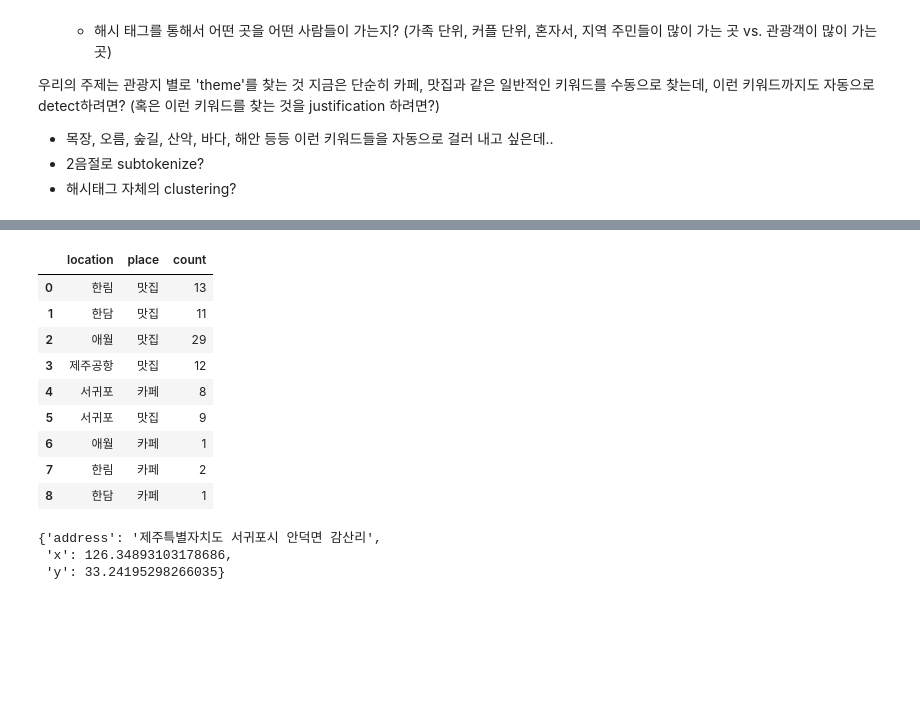
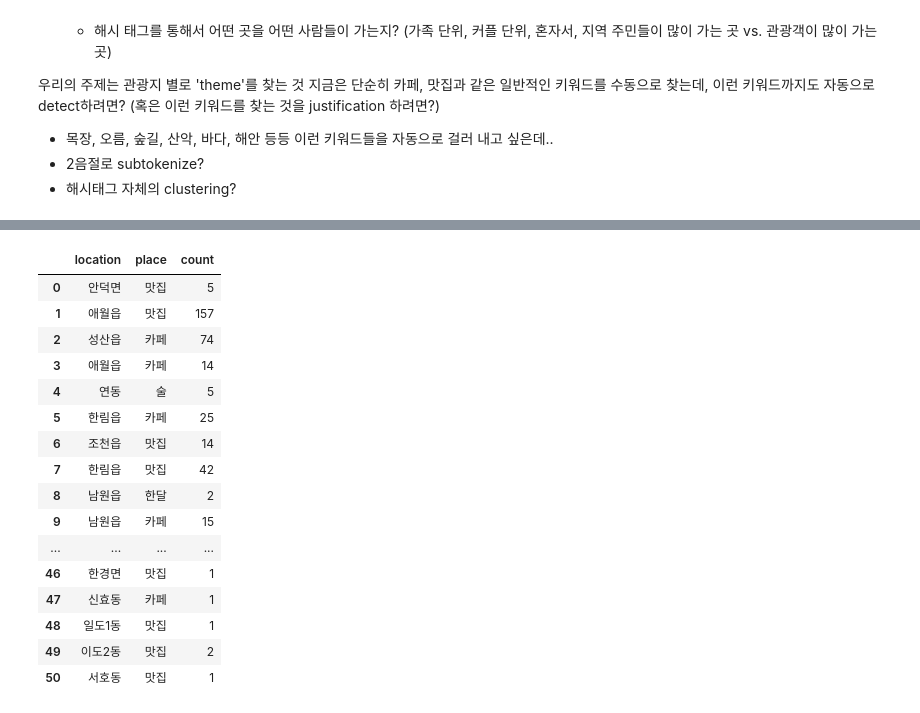
Before and after one commit to EunhoCho/RRRRRR, a Jupyter notebook: Preprocessing.ipynb, the cells around one changed output, grey strips where cells are left out. Cells and saved outputs as stored; diff of their text form; code cells hidden in the pictures; blank space fills up the shorter version.

```diff
--- a/Preprocessing.ipynb
+++ b/Preprocessing.ipynb
@@ -146,7 +157,14 @@ def address2unit(address):
         if unit[-1] == '면':
             target.append(unit)
         if unit[-1] == '동':
-            target.append(unit)
+            processed_unit = unit
+            if unit[-2] == '일':
+                processed_unit = unit[:-2] + '1' + '동'
+            if unit[-2] == '이':
+                processed_unit = unit[:-2] + '2' + '동'
+            if unit[-2] == '삼':
+                processed_unit = unit[:-2] + '3' + '동'
+            target.append(processed_unit)
 
     assert len(target) == 1
     return target[0]
@@ -198,3 +202,13 @@ df_loc
+# %%
+new_rows = []
+for i, row in posts_df.iterrows():
+    row['address_unit'] = address2unit(row['address'])
+    new_rows.append(row)
+
+posts_df = pd.DataFrame(new_rows)
+posts_df.to_csv('dataframes/posts.csv')
+filter_posts_by_hashtag(posts_df, ['카페', 'cafe', '커피']).to_csv('dataframes/posts_cafe.csv')
+filter_posts_by_hashtag(posts_df, ['식당', '맛집', '밥', '음식']).to_csv('dataframes/posts_restaurant.csv')
 # %%
 # for clustering: count hashtags within same location
 
@@ -375,46 +406,54 @@ hashtag_df[:40]
 # %%
 from collections import defaultdict
 
-locations = ['애월', '한림', '한담', '서귀포', '제주공항']
-places = ['맛집', '카페']
+locations = address_units
+places = ['맛집', '카페', '술', '한달']
 
 def generate_location_tags(hashtags, locations, places):
     hashtag_dict = defaultdict(int)
 
-    for i, hashtag in hashtags.iterrows():
+    for i, row in df_loc.iterrows():
+        hashtag = row['hashtag']
         tag_type = [None, None]
 
         for location in locations:
-            if location in hashtag['hashtag']:
+            if location in row['address']:
                 tag_type[0] = location
 
         for place in places:
-            if place in hashtag['hashtag']:
+            if place in hashtag:
                 tag_type[1] = place
 
         if not None in tag_type:
-            hashtag_dict[tuple(tag_type)] += hashtag['count']
+            hashtag_dict[tuple(tag_type)] += 1
 
     rows = []
     for location, place in hashtag_dict:
         rows.append({
             'location': location,
             'place': place,
             'count': hashtag_dict[(location, place)]
         })
 
     return pd.DataFrame(rows)
 
 location_tags = generate_location_tags(hashtag_df, locations, places)
 location_tags
 # %% [output]
 |  | location | place | count |
-| 0 | 한림 | 맛집 | 13 |
-| 1 | 한담 | 맛집 | 11 |
-| 2 | 애월 | 맛집 | 29 |
-| 3 | 제주공항 | 맛집 | 12 |
-| 4 | 서귀포 | 카페 | 8 |
-| 5 | 서귀포 | 맛집 | 9 |
-| 6 | 애월 | 카페 | 1 |
-| 7 | 한림 | 카페 | 2 |
-| 8 | 한담 | 카페 | 1 |
+| 0 | 안덕면 | 맛집 | 5 |
+| 1 | 애월읍 | 맛집 | 157 |
+| 2 | 성산읍 | 카페 | 74 |
+| 3 | 애월읍 | 카페 | 14 |
+| 4 | 연동 | 술 | 5 |
+| 5 | 한림읍 | 카페 | 25 |
+| 6 | 조천읍 | 맛집 | 14 |
+| 7 | 한림읍 | 맛집 | 42 |
+| 8 | 남원읍 | 한달 | 2 |
+| 9 | 남원읍 | 카페 | 15 |
+| ... | ... | ... | ... |
+| 46 | 한경면 | 맛집 | 1 |
+| 47 | 신효동 | 카페 | 1 |
+| 48 | 일도1동 | 맛집 | 1 |
+| 49 | 이도2동 | 맛집 | 2 |
+| 50 | 서호동 | 맛집 | 1 |
@@ -431,6 +459,0 @@ location_result = getLatLng('서귀포시 안덕면')
-# %%
-location_result
-# %% [output]
-{'address': '제주특별자치도 서귀포시 안덕면 감산리',
- 'x': 126.34893103178686,
- 'y': 33.24195298266035}
```
Also changed, not shown: parts of 22 cells of this notebook, 12 other files.
